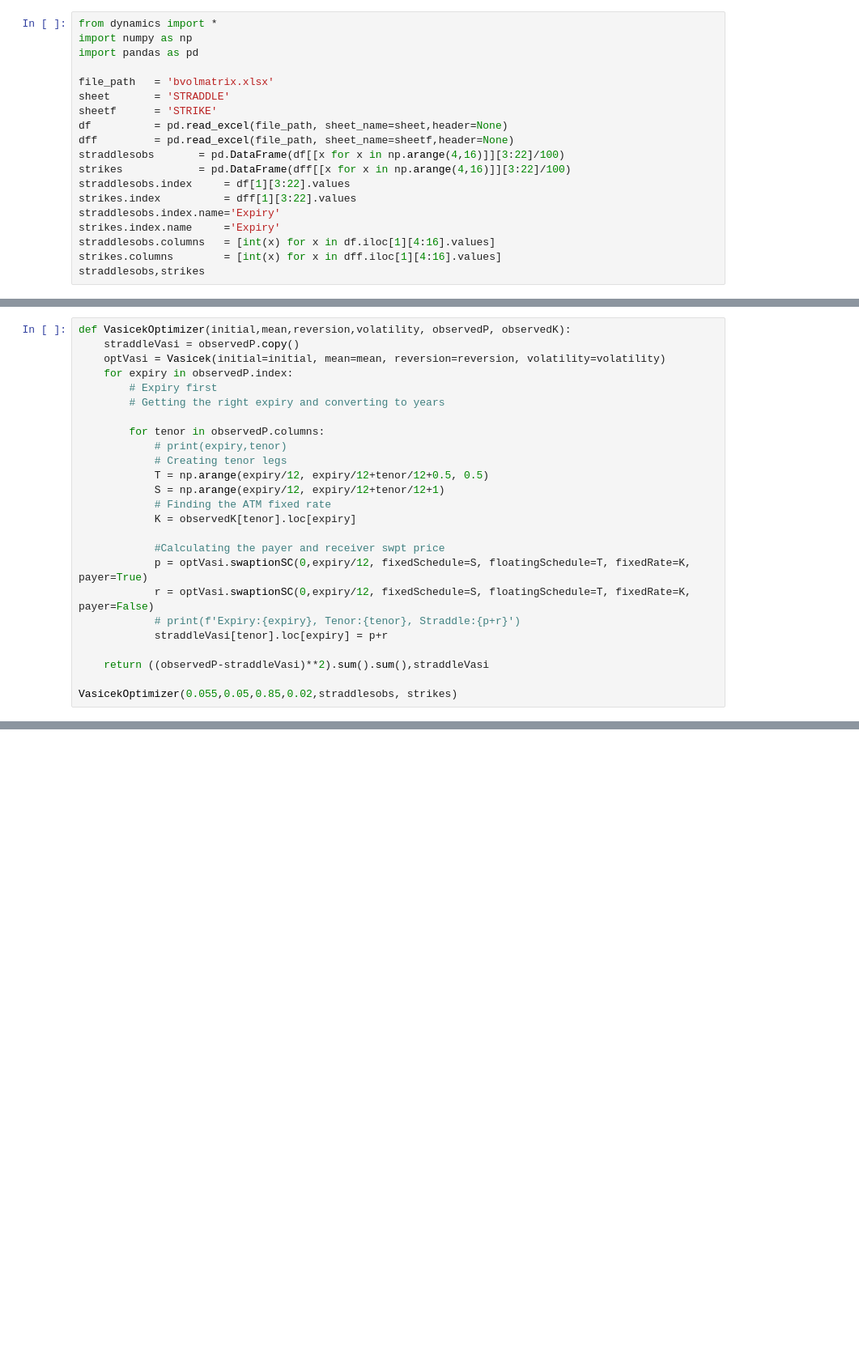
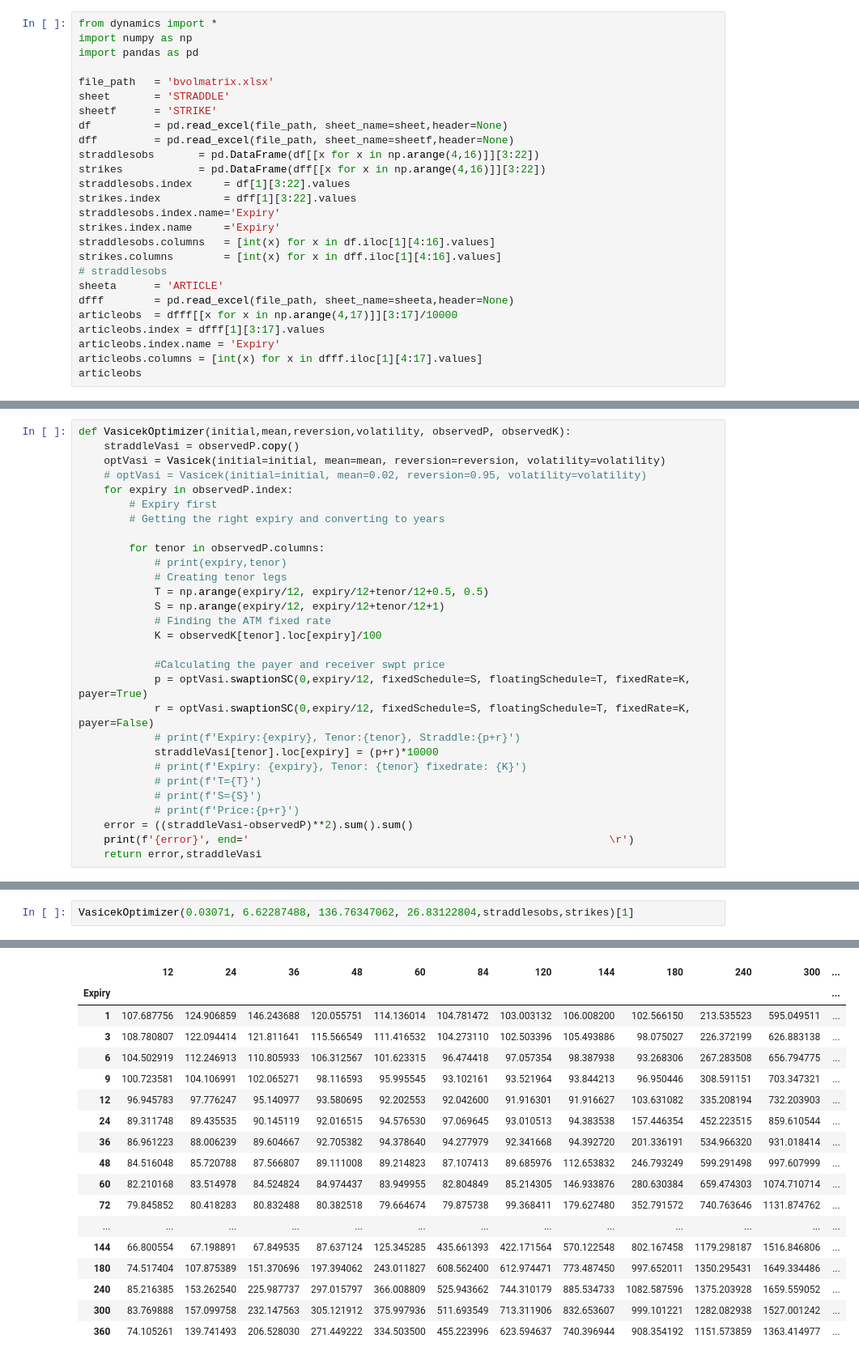
Before and after one commit to Eskild-afk/MasterThesis, a Jupyter notebook: FittingModelToATMswpt.ipynb, the cells around one changed output, grey strips where cells are left out. Shown at 81% size. Drawn from its saved outputs; the diff is of its cells as text; blank space fills up the shorter version.

```diff
--- a/FittingModelToATMswpt.ipynb
+++ b/FittingModelToATMswpt.ipynb
@@ -8,13 +8,20 @@ sheet       = 'STRADDLE'
 sheetf      = 'STRIKE'
 df          = pd.read_excel(file_path, sheet_name=sheet,header=None)
 dff         = pd.read_excel(file_path, sheet_name=sheetf,header=None)
-straddlesobs       = pd.DataFrame(df[[x for x in np.arange(4,16)]][3:22]/100)
-strikes            = pd.DataFrame(dff[[x for x in np.arange(4,16)]][3:22]/100)
+straddlesobs       = pd.DataFrame(df[[x for x in np.arange(4,16)]][3:22])
+strikes            = pd.DataFrame(dff[[x for x in np.arange(4,16)]][3:22])
 straddlesobs.index     = df[1][3:22].values
 strikes.index          = dff[1][3:22].values
 straddlesobs.index.name='Expiry'
 strikes.index.name     ='Expiry'
 straddlesobs.columns   = [int(x) for x in df.iloc[1][4:16].values]
 strikes.columns        = [int(x) for x in dff.iloc[1][4:16].values]
-straddlesobs,strikes
+# straddlesobs
+sheeta      = 'ARTICLE'
+dfff        = pd.read_excel(file_path, sheet_name=sheeta,header=None)
+articleobs  = dfff[[x for x in np.arange(4,17)]][3:17]/10000
+articleobs.index = dfff[1][3:17].values
+articleobs.index.name = 'Expiry'
+articleobs.columns = [int(x) for x in dfff.iloc[1][4:17].values]
+articleobs
 # %% [output]
@@ -85,6 +45,7 @@ strikes[24].loc[3],strikes
 def VasicekOptimizer(initial,mean,reversion,volatility, observedP, observedK):
     straddleVasi = observedP.copy()
     optVasi = Vasicek(initial=initial, mean=mean, reversion=reversion, volatility=volatility)
+    # optVasi = Vasicek(initial=initial, mean=0.02, reversion=0.95, volatility=volatility)
     for expiry in observedP.index:
         # Expiry first
         # Getting the right expiry and converting to years
@@ -95,14 +56,17 @@ def VasicekOptimizer(initial,mean,reversion,volatility, observedP, observedK):
             T = np.arange(expiry/12, expiry/12+tenor/12+0.5, 0.5)
             S = np.arange(expiry/12, expiry/12+tenor/12+1)
             # Finding the ATM fixed rate
-            K = observedK[tenor].loc[expiry]
+            K = observedK[tenor].loc[expiry]/100
 
             #Calculating the payer and receiver swpt price
             p = optVasi.swaptionSC(0,expiry/12, fixedSchedule=S, floatingSchedule=T, fixedRate=K, payer=True)
             r = optVasi.swaptionSC(0,expiry/12, fixedSchedule=S, floatingSchedule=T, fixedRate=K, payer=False)
             # print(f'Expiry:{expiry}, Tenor:{tenor}, Straddle:{p+r}')
-            straddleVasi[tenor].loc[expiry] = p+r
-
-    return ((observedP-straddleVasi)**2).sum().sum(),straddleVasi
-
-VasicekOptimizer(0.055,0.05,0.85,0.02,straddlesobs, strikes)
+            straddleVasi[tenor].loc[expiry] = (p+r)*10000
+            # print(f'Expiry: {expiry}, Tenor: {tenor} fixedrate: {K}')
+            # print(f'T={T}')
+            # print(f'S={S}')
+            # print(f'Price:{p+r}')
+    error = ((straddleVasi-observedP)**2).sum().sum()
+    print(f'{error}', end='                                                         \r')
+    return error,straddleVasi
@@ -294,0 +166,3 @@ Vasitest=Vasicek(initial=0.03701, mean=result.x[0], reversion=result.x[1], volat
+# %%
+VasicekOptimizer(0.03071, 6.62287488, 136.76347062, 26.83122804,straddlesobs,strikes)[1]
+# %% [output]
@@ -294,0 +170,18 @@ Vasitest=Vasicek(initial=0.03701, mean=result.x[0], reversion=result.x[1], volat
+|  | 12 | 24 | 36 | 48 | 60 | 84 | 120 | 144 | 180 | 240 | 300 | ... |
+| Expiry |  |  |  |  |  |  |  |  |  |  |  | ... |
+| 1 | 107.687756 | 124.906859 | 146.243688 | 120.055751 | 114.136014 | 104.781472 | 103.003132 | 106.008200 | 102.566150 | 213.535523 | 595.049511 | ... |
+| 3 | 108.780807 | 122.094414 | 121.811641 | 115.566549 | 111.416532 | 104.273110 | 102.503396 | 105.493886 | 98.075027 | 226.372199 | 626.883138 | ... |
+| 6 | 104.502919 | 112.246913 | 110.805933 | 106.312567 | 101.623315 | 96.474418 | 97.057354 | 98.387938 | 93.268306 | 267.283508 | 656.794775 | ... |
+| 9 | 100.723581 | 104.106991 | 102.065271 | 98.116593 | 95.995545 | 93.102161 | 93.521964 | 93.844213 | 96.950446 | 308.591151 | 703.347321 | ... |
+| 12 | 96.945783 | 97.776247 | 95.140977 | 93.580695 | 92.202553 | 92.042600 | 91.916301 | 91.916627 | 103.631082 | 335.208194 | 732.203903 | ... |
+| 24 | 89.311748 | 89.435535 | 90.145119 | 92.016515 | 94.576530 | 97.069645 | 93.010513 | 94.383538 | 157.446354 | 452.223515 | 859.610544 | ... |
+| 36 | 86.961223 | 88.006239 | 89.604667 | 92.705382 | 94.378640 | 94.277979 | 92.341668 | 94.392720 | 201.336191 | 534.966320 | 931.018414 | ... |
+| 48 | 84.516048 | 85.720788 | 87.566807 | 89.111008 | 89.214823 | 87.107413 | 89.685976 | 112.653832 | 246.793249 | 599.291498 | 997.607999 | ... |
+| 60 | 82.210168 | 83.514978 | 84.524824 | 84.974437 | 83.949955 | 82.804849 | 85.214305 | 146.933876 | 280.630384 | 659.474303 | 1074.710714 | ... |
+| 72 | 79.845852 | 80.418283 | 80.832488 | 80.382518 | 79.664674 | 79.875738 | 99.368411 | 179.627480 | 352.791572 | 740.763646 | 1131.874762 | ... |
+| ... | ... | ... | ... | ... | ... | ... | ... | ... | ... | ... | ... | ... |
+| 144 | 66.800554 | 67.198891 | 67.849535 | 87.637124 | 125.345285 | 435.661393 | 422.171564 | 570.122548 | 802.167458 | 1179.298187 | 1516.846806 | ... |
+| 180 | 74.517404 | 107.875389 | 151.370696 | 197.394062 | 243.011827 | 608.562400 | 612.974471 | 773.487450 | 997.652011 | 1350.295431 | 1649.334486 | ... |
+| 240 | 85.216385 | 153.262540 | 225.987737 | 297.015797 | 366.008809 | 525.943662 | 744.310179 | 885.534733 | 1082.587596 | 1375.203928 | 1659.559052 | ... |
+| 300 | 83.769888 | 157.099758 | 232.147563 | 305.121912 | 375.997936 | 511.693549 | 713.311906 | 832.653607 | 999.101221 | 1282.082938 | 1527.001242 | ... |
+| 360 | 74.105261 | 139.741493 | 206.528030 | 271.449222 | 334.503500 | 455.223996 | 623.594637 | 740.396944 | 908.354192 | 1151.573859 | 1363.414977 | ... |
```
Also changed, not shown: parts of 21 cells of this notebook, 2 other files.
